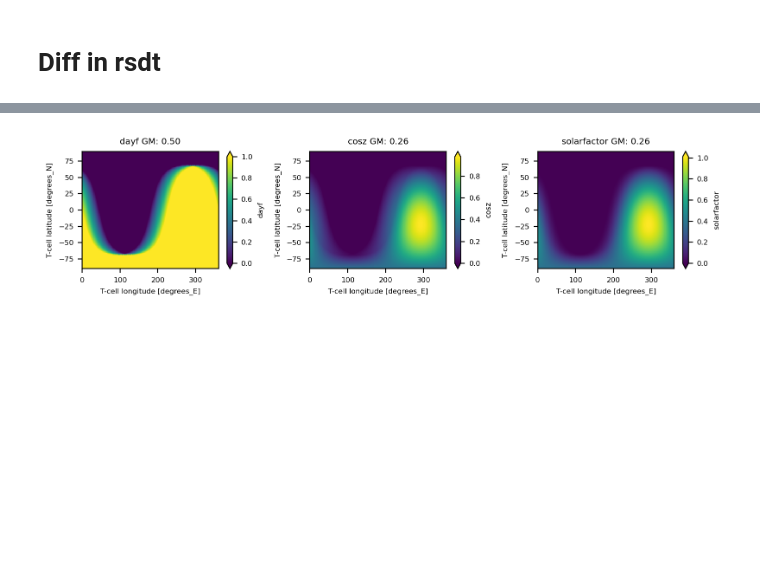
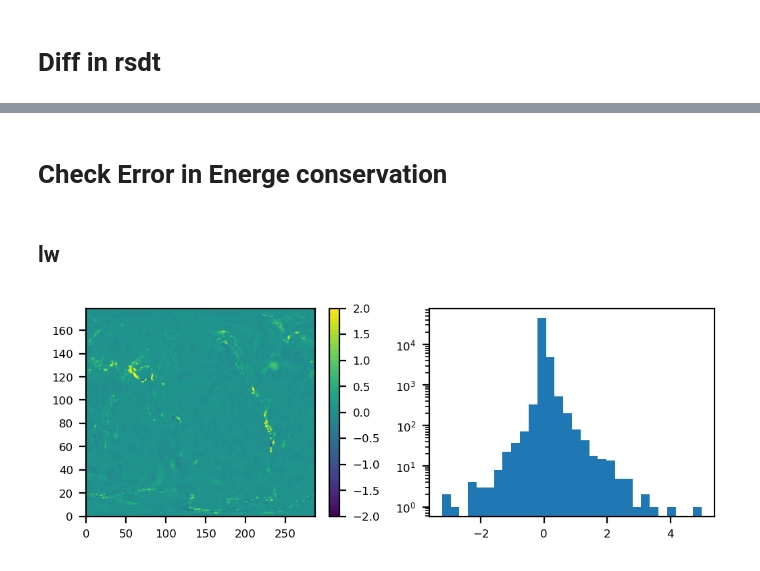
Before and after one commit to ChenggongWang/AM4_RadNN_run, a Jupyter notebook: GCM_results/diag_GCM_nn_1y.ipynb, the cells around one changed output, grey strips where cells are left out. Drawn from its saved outputs; the diff is of its cells as text; code cells hidden in the pictures; blank space fills up the shorter version.

```diff
--- a/GCM_results/diag_GCM_nn_1y.ipynb
+++ b/GCM_results/diag_GCM_nn_1y.ipynb
@@ -127,18 +113,49 @@ plot_var12_diff2(var,ds_sel)
-# %%
-
-ds_sel = ds.isel(time=100)
-
-var1 = [ds_sel['dayf'],ds_sel['cosz'],ds_sel['solarfactor']]
-
-fig, axs = plt.subplots(nrows=1,ncols=3,figsize=(8,2),dpi=200)
-axs = axs.flatten()
-# level = np.arange(0,1400,10)
-for i in range(3):
-    ax=axs[i]
-    da = var1[i]
-    da.plot(ax=ax, extend='both')
-    ax.set_title(f'{var1[i].long_name} GM: {global_mean_xarray(da).values:4.2f}')
-fig.tight_layout()
-fig.show()
-# %% [output]
-[figure, removed]
+# %% [markdown]
+# Check Error in Energe conservation
+# %% [markdown]
+## lw
+# %%
+
+hybrid_p_sigma_para = xr.open_dataset('/tigress/cw55/data/NNRTMC_dataset/AM4_pk_bk_202207.nc')
+A_k = hybrid_p_sigma_para.ak.values
+B_k = hybrid_p_sigma_para.bk.values
+def energy_error_lw_2d(rlut, rlus, rlds, tdt_lw, ps):
+    C_p = 1004.64    # J/kg/K
+    g   = 9.8        # m/s^2
+    k = tdt_lw.shape[0]
+    nlat = ps.shape[0]
+    P_lev = A_k[:,None,None] + np.matmul(B_k[:,None],ps.reshape(1,-1)).reshape(k+1,nlat,-1)
+    dP = (P_lev[1:,:,:] - P_lev[:33,:,:])
+    F_net = rlus - rlut - rlds
+    sum_Cphr_gdp = C_p/g * (tdt_lw*dP).sum(axis=0)
+    E_err = F_net - sum_Cphr_gdp
+    return E_err
+def energy_error_sw_2d(rsut, rsdt, rsus, rsds, tdt_sw, ps):
+    C_p = 1004.64    # J/kg/K
+    g   = 9.8        # m/s^2
+    k = tdt_lw.shape[0]
+    nlat = ps.shape[0]
+    P_lev = A_k[:,None,None] + np.matmul(B_k[:,None],ps.reshape(1,-1)).reshape(k+1,nlat,-1)
+    dP = (P_lev[1:,:,:] - P_lev[:33,:,:])
+    F_net = rsdt - rsut + rsus - rsds
+    sum_Cphr_gdp = C_p/g * (tdt_sw*dP).sum(axis=0)
+    E_err = F_net - sum_Cphr_gdp
+    return E_err
+# %%
+ds_sel = ds.isel(time=[0,1,2,3,4,5,6]).mean('time')
+rlut = ds_sel['olr'].values
+rlus = ds_sel['lwup_sfc'].values
+rlds = ds_sel['lwdn_sfc'].values
+tdt_lw = ds_sel['tdt_lw'].values
+ps   = ds_sel['nn_plevel'].values[-1,:,:]
+eng_err = energy_error_lw_2d(rlut, rlus, rlds, tdt_lw, ps)
+fig, axs = plt.subplots(nrows=1,ncols=2,figsize=(6,2),dpi=200)
+axs = axs.flatten()
+h = axs[0].contourf(eng_err,levels = np.arange(-2,2.01,0.1))
+# plt.colorbar(ax =axs[0])
+fig.colorbar(h, ax=axs[0])
+axs[1].hist(eng_err.flatten(),bins=30)
+axs[1].set_yscale('log')
+fig.show()
+# %% [output]
+[figure, added]
```
Also changed, not shown: parts of 22 cells of this notebook, 32 other files.
